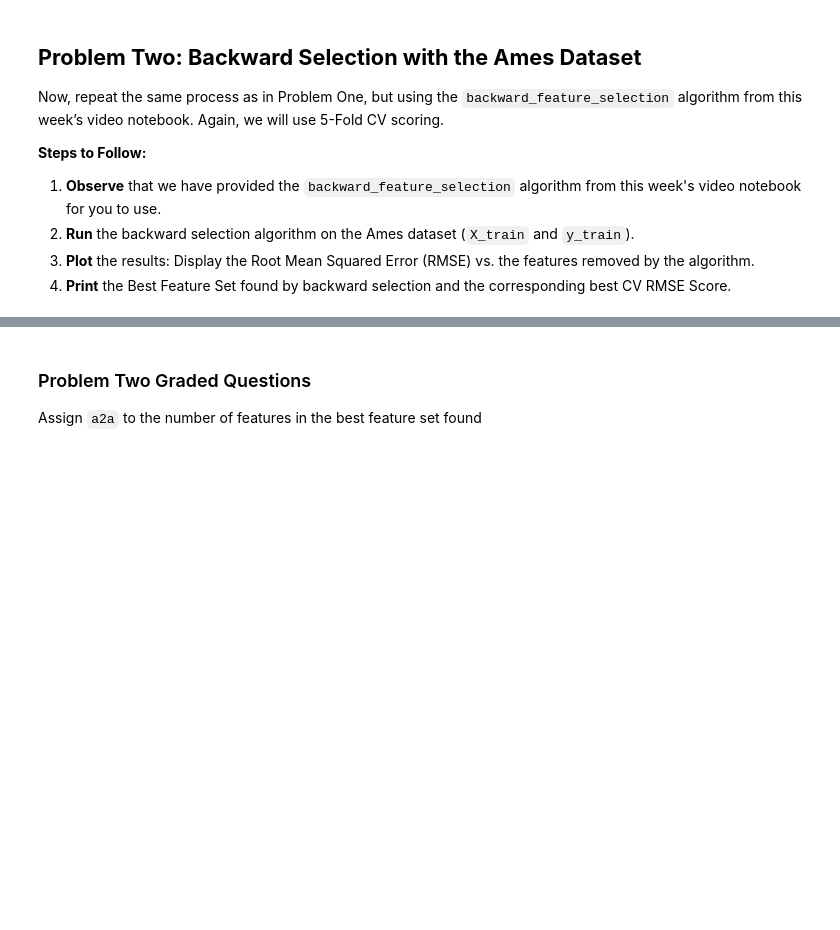
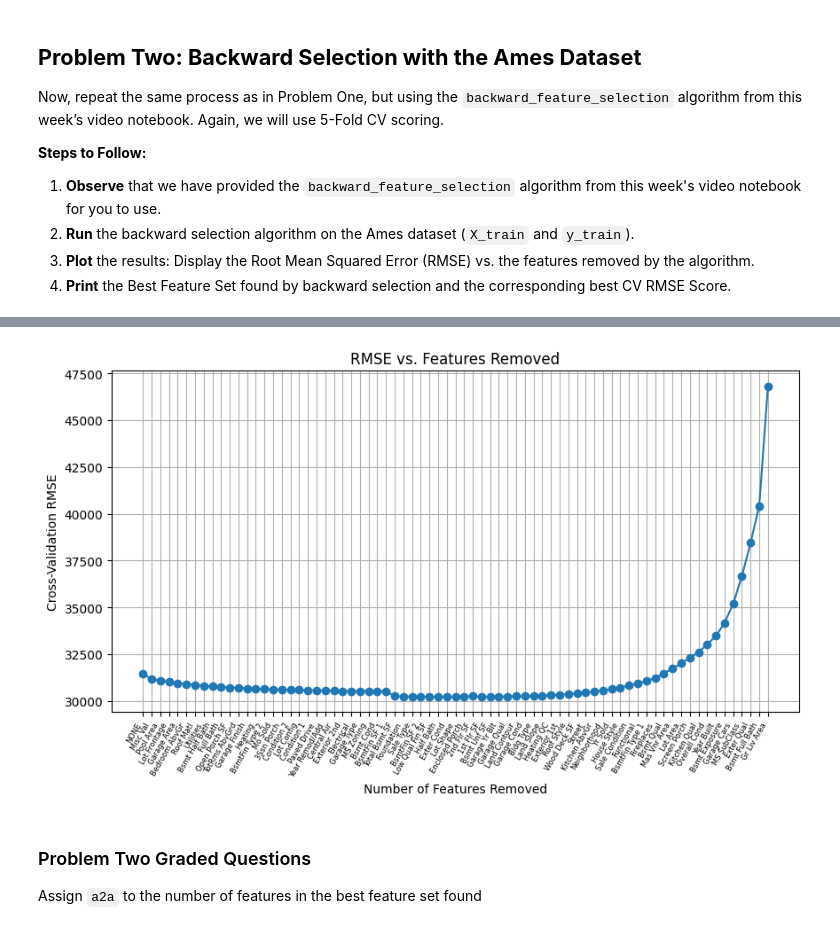
Before and after one commit to Smi7hey13/OMDS603, a Jupyter notebook: Module-3-Assignments-main/Homework_05.ipynb, the cells around one changed output, grey strips where cells are left out. Drawn from its saved outputs; the diff is of its cells as text; code cells hidden in the pictures; blank space fills up the shorter version.

```diff
--- a/Module-3-Assignments-main/Homework_05.ipynb
+++ b/Module-3-Assignments-main/Homework_05.ipynb
@@ -334,11 +276,11 @@ def backward_feature_selection(X, y, model,
     best_score        = initial_score                # Best (lowest) CV score observed so far
     best_feature_set  = features_remaining.copy()    # Feature set corresponding to best_score
     selected_features = ['NONE']                     # List to record the order in which features are removed
-    best_scores       = [initial_score]              # List to record the CV score after each removal (starting with full set)
+    best_scores       = [np.sqrt(initial_score)]              # List to record the CV score after each removal (starting with full set)
 
     if verbose:
         print("Start with full set of features:")
-        print(f'{features_remaining}  CV score (MSE): {np.around(initial_score, 4)}\n')
+        print(f'{features_remaining}  CV score (RMSE): {np.around(np.sqrt(initial_score), 4)}\n')
 
     # Determine the target number of features to keep:
     # For backward elimination, if max_features is None, we remove until 1 feature remains.
@@ -361,8 +303,9 @@ def backward_feature_selection(X, y, model,
             new_feature_set = features_remaining.copy()
             new_feature_set.remove(feature)
             new_score = cv_score(new_feature_set)
+            rmse_score = np.sqrt(new_score)
             if verbose:
-                print('Trying removal of:',feature, np.around(new_score, 4))
+                print('Trying removal of:', feature, f'RMSE: {np.around(rmse_score, 4)}')
             if new_score < lowest_score:
                 lowest_score = new_score
                 feature_to_remove = feature
@@ -383,10 +326,11 @@ def backward_feature_selection(X, y, model,
         prev_score = lowest_score
         features_remaining = best_new_features
         selected_features.append(feature_to_remove)
-        best_scores.append(lowest_score)
+        best_scores.append(np.sqrt(lowest_score))
 
         if verbose:
-            print(f'\nRemoving {feature_to_remove}:  CV score (MSE) {np.around(lowest_score, 4)}\n')
+            print(f'\nRemoving {feature_to_remove}:  CV score (RMSE): {np.around(np.sqrt(lowest_score), 4)}\n')
+
         round_num += 1
 
     return (
@@ -397,3 +341,7 @@ def backward_feature_selection(X, y, model,
     )
 # %%
 # Your code here:  Run Backward Feature Selection, plot the results, and print out the Best Feature Set and the Best CV RMSE Score found.
+selected_features_backward, best_scores_backward, best_feature_set_backward, best_rmse_score_backward = backward_feature_selection(X_train, y_train, model)
+
+print(f"\nBest Feature Set Found: {best_feature_set_backward}")
+print(f"Best CV RMSE Score: {best_rmse_score_backward:.4f}")
@@ -400,3 +366,17 @@ def backward_feature_selection(X, y, model,
+# %%
+plt.figure(figsize=(10, 5))
+plt.plot(range(1, len(selected_features_backward) + 1), best_scores_backward, marker='o', linestyle='-')
+plt.xlabel("Number of Features Removed")
+plt.ylabel("Cross-Validation RMSE")
+plt.title("RMSE vs. Features Removed")
+
+# Improve readability of feature names
+plt.xticks(range(1, len(selected_features_backward) + 1), selected_features_backward, rotation=60, ha='right', fontsize=6)
+
+plt.grid()
+plt.show()
+# %% [output]
+[figure, added]
 # %% [markdown]
 ### Problem Two Graded Questions
 
```
Also changed, not shown: parts of 23 cells of this notebook.
